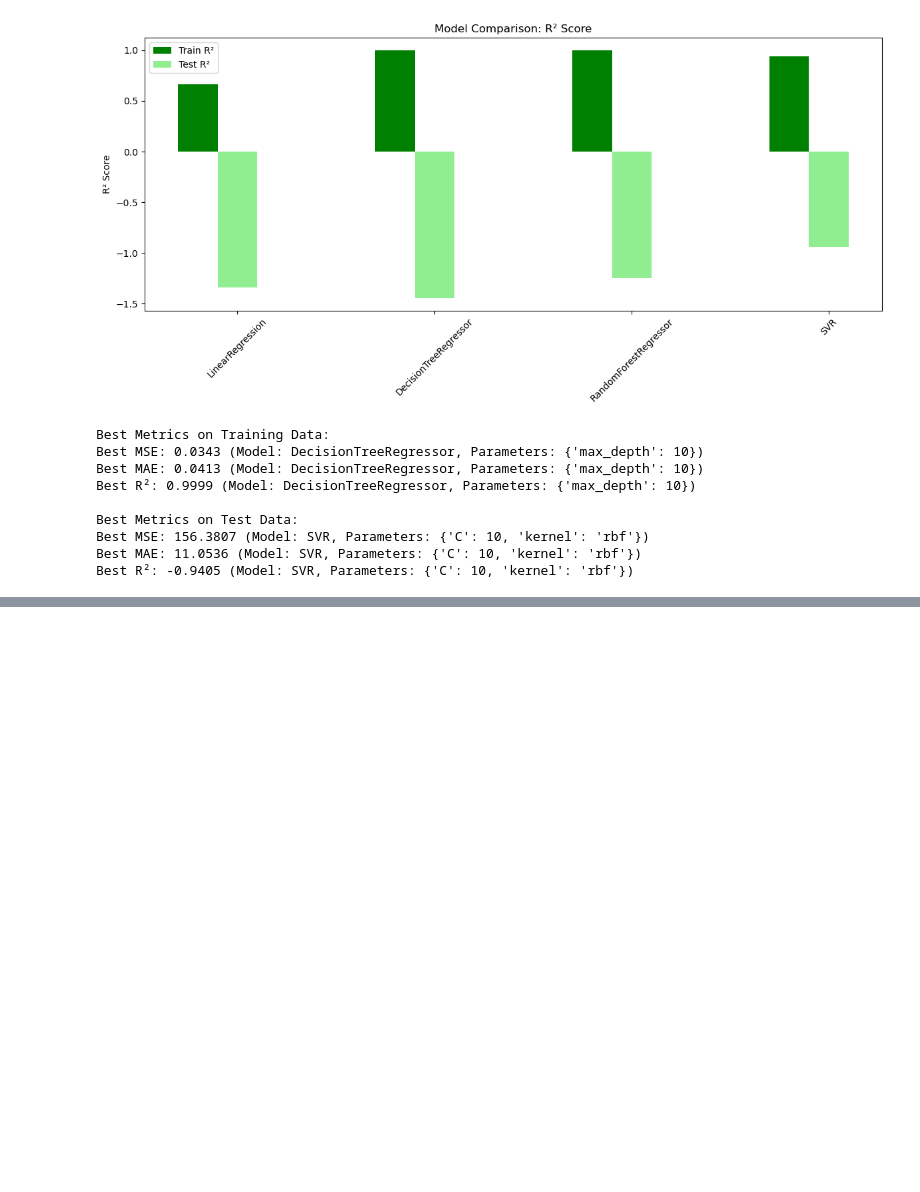
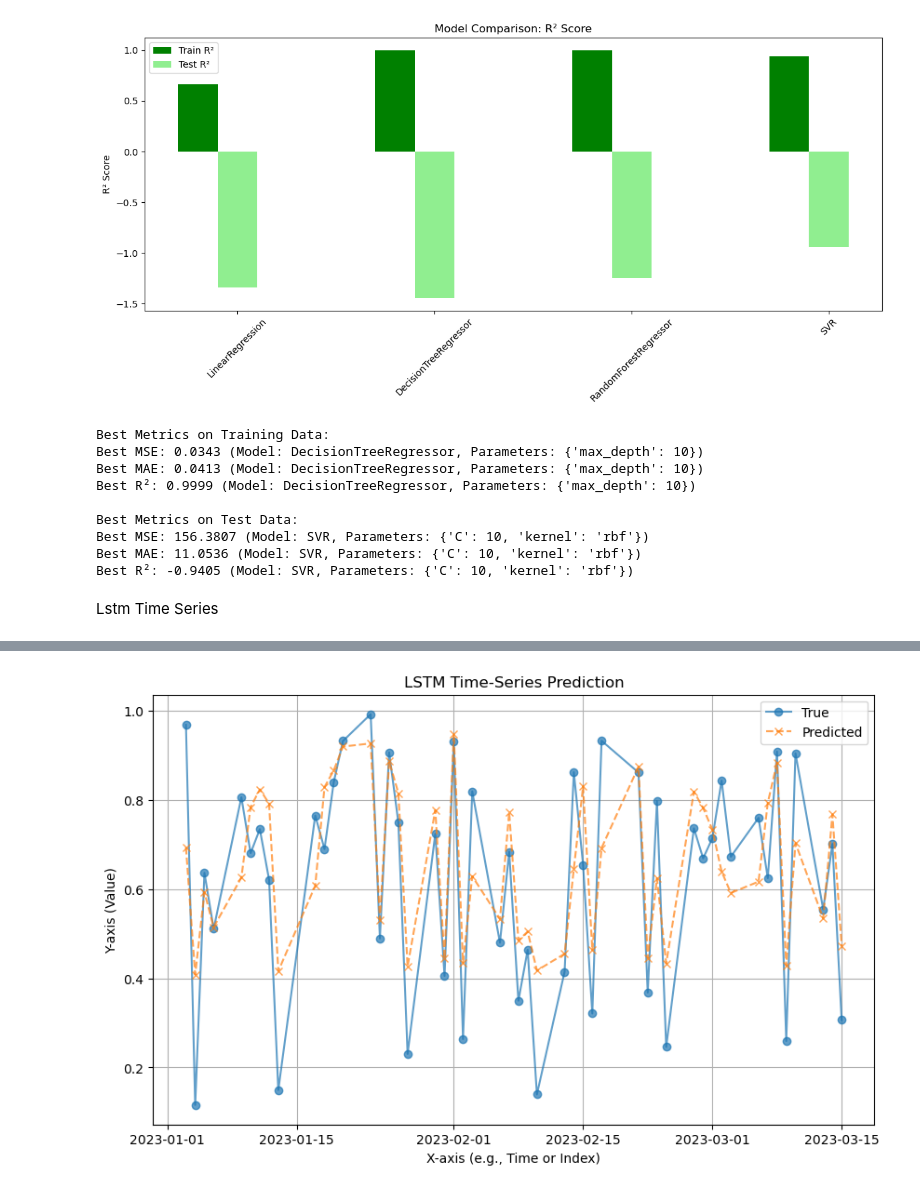
Before and after one commit to bunchart1368/MLDL_models, a Jupyter notebook: mldl_proj.ipynb, the cells around one changed output, grey strips where cells are left out. Drawn from its saved outputs; the diff is of its cells as text; code cells hidden in the pictures; blank space fills up the shorter version.

Commit message:
fea: add the draft lstm model

```diff
--- a/mldl_proj.ipynb
+++ b/mldl_proj.ipynb
@@ -402,3 +408,5 @@ Best Metrics on Test Data:
 Best MSE: 156.3807 (Model: SVR, Parameters: {'C': 10, 'kernel': 'rbf'})
 Best MAE: 11.0536 (Model: SVR, Parameters: {'C': 10, 'kernel': 'rbf'})
 Best R²: -0.9405 (Model: SVR, Parameters: {'C': 10, 'kernel': 'rbf'})
+# %% [markdown]
+Lstm Time Series
@@ -404,0 +420,55 @@ Best R²: -0.9405 (Model: SVR, Parameters: {'C': 10, 'kernel': 'rbf'})
+# %%
+# Generate sample time-series data
+# def generate_time_series_data(n_samples, n_steps):
+#     X = np.array([np.sin(0.1 * i) + 0.1 * np.random.normal() for i in range(n_samples)])
+#     y = np.roll(X, -n_steps)  # Shifted target for prediction
+#     return X[:-n_steps], y[:-n_steps]
+
+# Parameters
+# n_samples = 1000
+# n_steps = 10
+
+# Generate data
+# X_raw, y_raw = generate_time_series_data(n_samples, n_steps)
+
+# Reshape data for LSTM ([samples, timesteps, features])
+# X = np.array([X_raw[i:i + n_steps] for i in range(len(X_raw) - n_steps)])
+# y = y_raw[n_steps:]
+
+# Normalize data
+scaler = MinMaxScaler()
+X_scaled = scaler.fit_transform(X.reshape(-1, 1)).reshape(X.shape)
+y_scaled = scaler.fit_transform(y.reshape(-1, 1)).flatten()
+
+# Split into training and testing sets
+X_train, X_test, y_train, y_test = train_test_split(X_scaled, y_scaled, test_size=0.2, random_state=42)
+
+# Build LSTM model
+model = Sequential([
+    LSTM(50, activation='relu', input_shape=(1, 1)),
+    Dense(1)
+])
+
+# Compile model
+model.compile(optimizer='adam', loss='mse')
+
+# Train model
+history = model.fit(X_train, y_train, epochs=50, batch_size=32, validation_data=(X_test, y_test), verbose=1)
+
+# Evaluate model
+test_loss = model.evaluate(X_test, y_test, verbose=0)
+print(f"Test Loss: {test_loss:.4f}")
+print(y_test.shape)
+# Predict and plot results
+y_pred = model.predict(X_test)
+# Plot results
+plt.figure(figsize=(10, 6))
+plt.plot(stock_data['Date'][:50], y_test, label='True', marker='o', linestyle='-', alpha=0.7)
+plt.plot(stock_data['Date'][:50], y_pred.flatten(), label='Predicted', marker='x', linestyle='--', alpha=0.7)
+plt.xlabel("X-axis (e.g., Time or Index)")
+plt.ylabel("Y-axis (Value)")
+plt.legend()
+plt.title("LSTM Time-Series Prediction")
+plt.grid()
+plt.show()
+# %% [output]
@@ -404,0 +492 @@ Best R²: -0.9405 (Model: SVR, Parameters: {'C': 10, 'kernel': 'rbf'})
+[figure, added]
```
Also changed, not shown: parts of 4 cells of this notebook, 1 other file.
